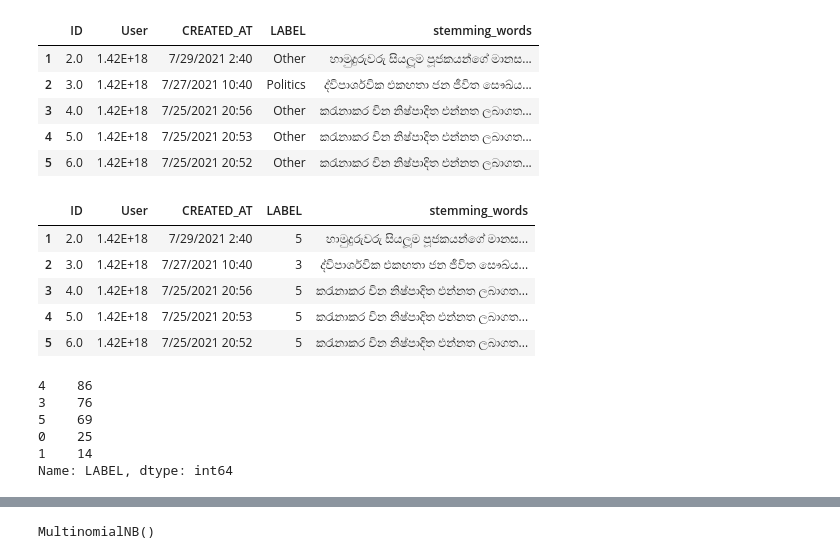
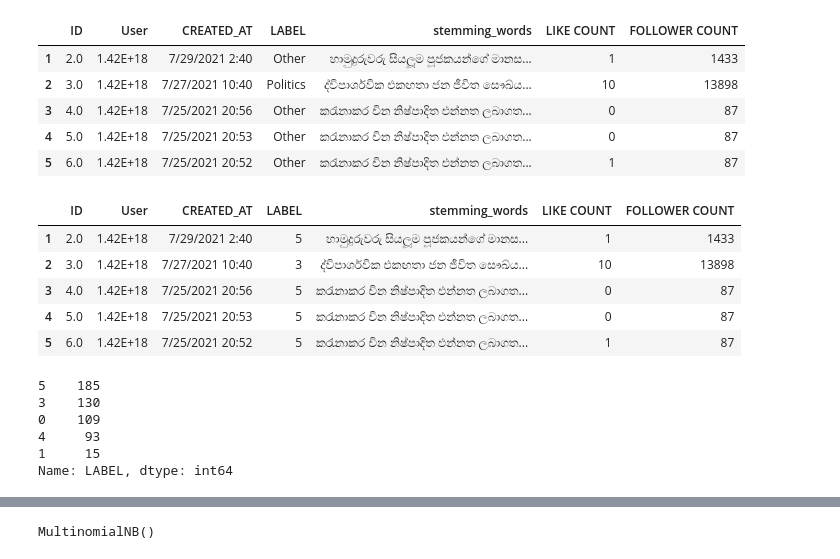
Before and after one commit to chandima131/Sinhala-Text-Classification, a Jupyter notebook: Naive bayes classifire.ipynb, the cells around one changed output, grey strips where cells are left out. Drawn from its saved outputs; the diff is of its cells as text; code cells hidden in the pictures.

```diff
--- a/Naive bayes classifire.ipynb
+++ b/Naive bayes classifire.ipynb
@@ -16,20 +17,21 @@ pd.set_option('display.max_colwidth',1000)
 # %%
 #!/usr/bin/env python
 # -*- coding:utf-8 -*-
 
 import codecs
 #data = pd.read_csv('PreprocessedData.csv', header = None, encoding='utf-8', engine='python') ## for older one
 data = pd.read_csv('FinalListPreprocessedData.csv', header = None, encoding='utf-8', engine='python')
-data.columns = ['ID','User','CREATED_AT','LABEL','stemming_words']
+data.columns = ['ID','User','CREATED_AT','LABEL','stemming_words','LIKE COUNT','FOLLOWER COUNT']
 data = data.iloc[1: , :] # start from first column
+data = data.dropna()
 data.head()
 # %% [output]
-|  | ID | User | CREATED_AT | LABEL | stemming_words |
-| 1 | 2.0 | 1.42E+18 | 7/29/2021 2:40 | Other | හාමුදුරුවරු සියලූම පූජකයන්ගේ මානස... |
-| 2 | 3.0 | 1.42E+18 | 7/27/2021 10:40 | Politics | ද්විපාර්ශවික එකඟතා ජන ජීවිත සෞඛ්ය... |
-| 3 | 4.0 | 1.42E+18 | 7/25/2021 20:56 | Other | කරැනාකර චින නිෂ්පාදිත එන්නත ලබාගත... |
-| 4 | 5.0 | 1.42E+18 | 7/25/2021 20:53 | Other | කරැනාකර චින නිෂ්පාදිත එන්නත ලබාගත... |
-| 5 | 6.0 | 1.42E+18 | 7/25/2021 20:52 | Other | කරැනාකර චින නිෂ්පාදිත එන්නත ලබාගත... |
+|  | ID | User | CREATED_AT | LABEL | stemming_words | LIKE COUNT | FOLLOWER COUNT |
+| 1 | 2.0 | 1.42E+18 | 7/29/2021 2:40 | Other | හාමුදුරුවරු සියලූම පූජකයන්ගේ මානස... | 1 | 1433 |
+| 2 | 3.0 | 1.42E+18 | 7/27/2021 10:40 | Politics | ද්විපාර්ශවික එකඟතා ජන ජීවිත සෞඛ්ය... | 10 | 13898 |
+| 3 | 4.0 | 1.42E+18 | 7/25/2021 20:56 | Other | කරැනාකර චින නිෂ්පාදිත එන්නත ලබාගත... | 0 | 87 |
+| 4 | 5.0 | 1.42E+18 | 7/25/2021 20:53 | Other | කරැනාකර චින නිෂ්පාදිත එන්නත ලබාගත... | 0 | 87 |
+| 5 | 6.0 | 1.42E+18 | 7/25/2021 20:52 | Other | කරැනාකර චින නිෂ්පාදිත එන්නත ලබාගත... | 1 | 87 |
 # %%
 data.loc[data['LABEL']=='Crime',"LABEL"] = 0
 data.loc[data['LABEL']=='Entertainment',"LABEL"] = 1
@@ -39,20 +41,20 @@ data.loc[data['LABEL']=='Other',"LABEL"] = 5
 # %%
 data.head()
 # %% [output]
-|  | ID | User | CREATED_AT | LABEL | stemming_words |
-| 1 | 2.0 | 1.42E+18 | 7/29/2021 2:40 | 5 | හාමුදුරුවරු සියලූම පූජකයන්ගේ මානස... |
-| 2 | 3.0 | 1.42E+18 | 7/27/2021 10:40 | 3 | ද්විපාර්ශවික එකඟතා ජන ජීවිත සෞඛ්ය... |
-| 3 | 4.0 | 1.42E+18 | 7/25/2021 20:56 | 5 | කරැනාකර චින නිෂ්පාදිත එන්නත ලබාගත... |
-| 4 | 5.0 | 1.42E+18 | 7/25/2021 20:53 | 5 | කරැනාකර චින නිෂ්පාදිත එන්නත ලබාගත... |
-| 5 | 6.0 | 1.42E+18 | 7/25/2021 20:52 | 5 | කරැනාකර චින නිෂ්පාදිත එන්නත ලබාගත... |
+|  | ID | User | CREATED_AT | LABEL | stemming_words | LIKE COUNT | FOLLOWER COUNT |
+| 1 | 2.0 | 1.42E+18 | 7/29/2021 2:40 | 5 | හාමුදුරුවරු සියලූම පූජකයන්ගේ මානස... | 1 | 1433 |
+| 2 | 3.0 | 1.42E+18 | 7/27/2021 10:40 | 3 | ද්විපාර්ශවික එකඟතා ජන ජීවිත සෞඛ්ය... | 10 | 13898 |
+| 3 | 4.0 | 1.42E+18 | 7/25/2021 20:56 | 5 | කරැනාකර චින නිෂ්පාදිත එන්නත ලබාගත... | 0 | 87 |
+| 4 | 5.0 | 1.42E+18 | 7/25/2021 20:53 | 5 | කරැනාකර චින නිෂ්පාදිත එන්නත ලබාගත... | 0 | 87 |
+| 5 | 6.0 | 1.42E+18 | 7/25/2021 20:52 | 5 | කරැනාකර චින නිෂ්පාදිත එන්නත ලබාගත... | 1 | 87 |
 # %%
 data['LABEL'].value_counts()
 # %% [output]
-4    86
-3    76
-5    69
-0    25
-1    14
+5    185
+3    130
+0    109
+4     93
+1     15
 Name: LABEL, dtype: int64
 # %%
 ############### Apply tfidf vectorizer ######################
```
Also changed, not shown: parts of 10 cells of this notebook, 39 other files.
